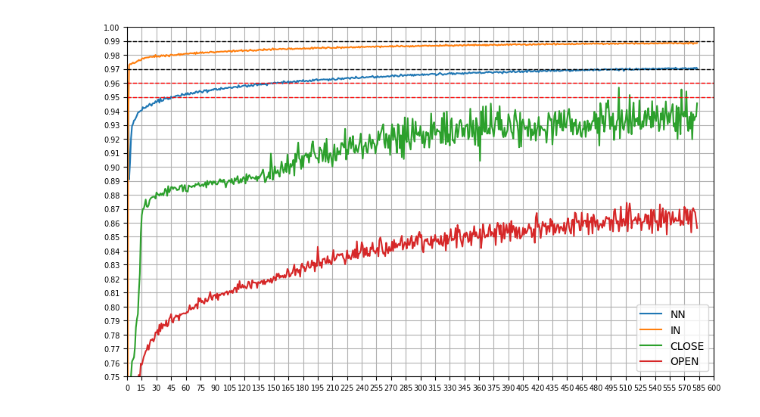
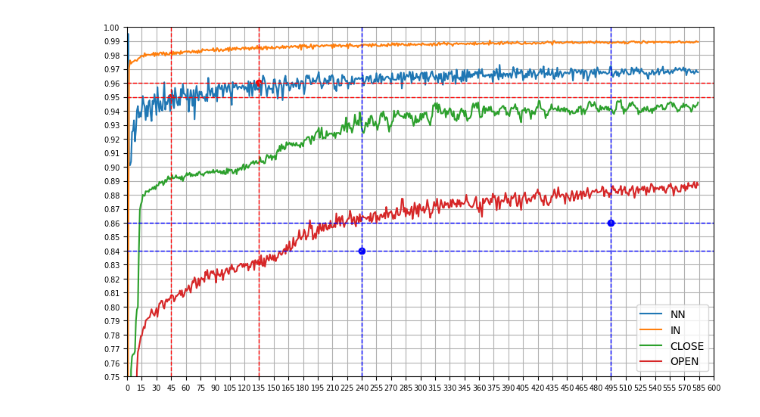
Before and after one commit to MIPIW/2024swell, a Jupyter notebook: codes/temp.ipynb, the cells around one changed output. Cells and saved outputs as stored; diff of their text form; code cells hidden in the pictures.

```diff
--- a/codes/temp.ipynb
+++ b/codes/temp.ipynb
@@ -7,6 +7,8 @@ from matplotlib.ticker import MultipleLocator
 
 def main(args, config):
 
+    # train_log = config['analysisMeta']['analysis3'].split(".")[0]+"_train.csv"
+    # eval_log = config['analysisMeta']['analysis3'].split(".")[0]+"_eval.csv"
     train_log = config['analysis'].split(".")[0]+"_train.csv"
     eval_log = config['analysis'].split(".")[0]+"_eval.csv"
 
@@ -15,7 +17,7 @@ def main(args, config):
 
     fig, ax = plt.subplots(figsize=(10, 6))
     # train.plot(ylim = (0.75, 1), xlim = (0,60), kind='line', grid = True, ax = ax)
-    train.plot(ylim = (0.75, 1), xlim = (0,600), kind='line', grid = True, ax = ax)
+    eval.plot(ylim = (0.75, 1), xlim = (0,600), kind='line', grid = True, ax = ax)
     # eval.plot(ylim = (0.75, 1), xlim = (0,400), kind='line', grid = True, ax = ax)
     # Set grid and major tick interval to 10 for both x and y axes
     ax.xaxis.set_major_locator(MultipleLocator(15))
@@ -25,10 +27,37 @@ def main(args, config):
     ax.tick_params(axis='y', labelsize=7)
     ax.tick_params(axis='x', labelsize=7)
 
+    # ax.axhline(y=0.86, color='blue', linestyle='--', linewidth=1)
+    # ax.axhline(y=0.84, color='blue', linestyle='--', linewidth=1)
+    # ax.axhline(y=0.95, color='red', linestyle='--', linewidth=1)
+    # ax.axhline(y=0.96, color='red', linestyle='--', linewidth=1)
+
+    # ax.axvline(x=135, color='red', linestyle='--', linewidth=1)
+    # ax.axvline(x=45, color='red', linestyle='--', linewidth=1)
+    # ax.axvline(x=495, color='blue', linestyle='--', linewidth=1)
+    # ax.axvline(x=240, color='blue', linestyle='--', linewidth=1)
+
+    # ax.scatter(45, 0.95, color = "red")
+    # ax.scatter(135, 0.96, color = "red")
+    # ax.scatter(240,0.84, color = "blue")
+    # ax.scatter(495,0.86, color = "blue")
+
+
+    ax.axhline(y=0.86, color='blue', linestyle='--', linewidth=1)
+    ax.axhline(y=0.84, color='blue', linestyle='--', linewidth=1)
     ax.axhline(y=0.95, color='red', linestyle='--', linewidth=1)
     ax.axhline(y=0.96, color='red', linestyle='--', linewidth=1)
-    ax.axhline(y=0.97, color='black', linestyle='--', linewidth=1)
-    ax.axhline(y=0.99, color='black', linestyle='--', linewidth=1)
+
+    ax.axvline(x=135, color='red', linestyle='--', linewidth=1)
+    ax.axvline(x=45, color='red', linestyle='--', linewidth=1)
+    ax.axvline(x=495, color='blue', linestyle='--', linewidth=1)
+    ax.axvline(x=240, color='blue', linestyle='--', linewidth=1)
+
+    ax.scatter(45, 0.95, color = "red")
+    ax.scatter(165, 0.96, color = "red")
+    ax.scatter(240,0.84, color = "blue")
+    ax.scatter(495,0.86, color = "blue")
+
 
 
     # Remove the x-axis label
@@ -37,20 +66,20 @@ def main(args, config):
 # %%
 if __name__ == "__main__":
     args = Namespace(
         # yaml_path = "/home/hyohyeongjang/2024SWELL/codes/v2_config.yaml",
         # yaml_path = "/home/hyohyeongjang/2024SWELL/codes/v3_config.yaml",
         yaml_path = "/home/hyohyeongjang/2024SWELL/codes/v5_config.yaml",
     )
 
     with open(args.yaml_path, 'r') as file:
         yaml_config = yaml.safe_load(file)
 
     #dictionary type string to dictionary
     # yaml_config['dataStats']['labelToId'] = eval(yaml_config['dataStats']['labelToId'])
     # yaml_config['dataStats']['labelToId'] = {"'"+"'" if key == "'" else key : value for key, value in yaml_config['dataStats']['labelToId'].items()}
     # yaml_config['dataStats']['idToLabel'] = {value: key for key, value in yaml_config['dataStats']['labelToId'].items()}
-    yaml_config['analysis_pos'] = {"'"+"'" if key == "'" else key : value for key, value in yaml_config['analysis_pos'].items()}
+    yaml_config['analysisMeta']['analysis_pos'] = {"'"+"'" if key == "'" else key : value for key, value in yaml_config['analysisMeta']['analysis_pos'].items()}
 
     main(args, yaml_config)
 # %% [output]
-[figure, old version]
+[figure, new version]
```
Also changed, not shown: 6 other files.
